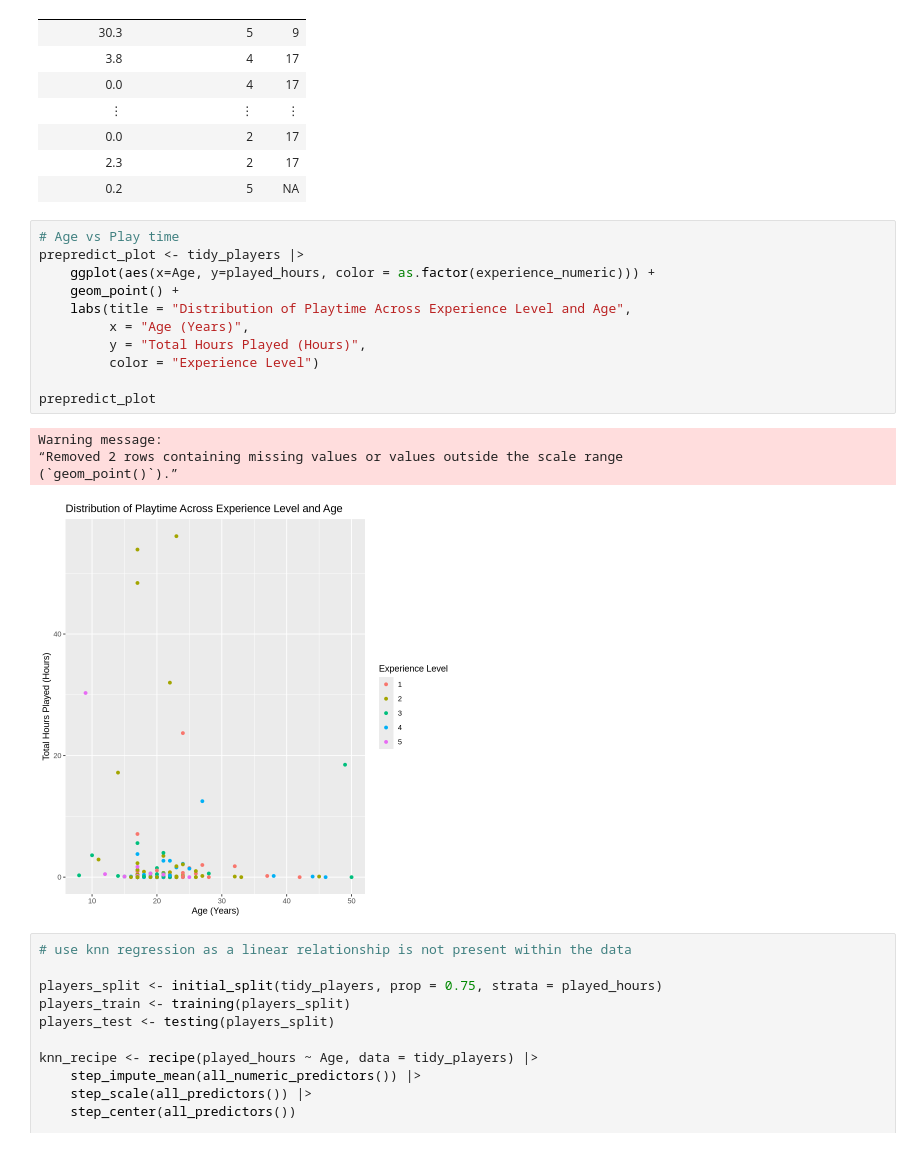
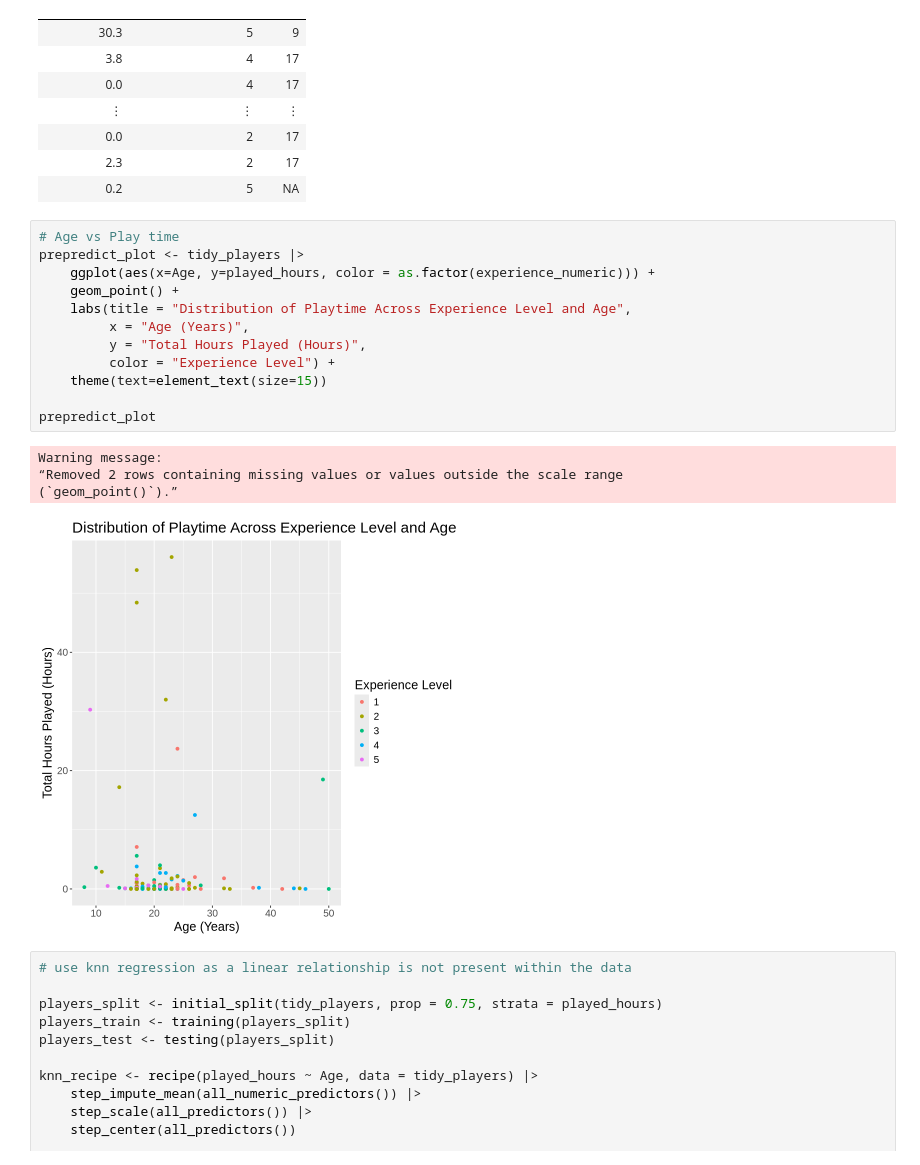
Before and after one commit to Seanrsl19/dsci-100-s006-g35, a Jupyter notebook: project_final.ipynb, the cells around one changed output. Saved outputs shown, nothing was run; the diff lists cells and outputs as text.

```diff
--- a/project_final.ipynb
+++ b/project_final.ipynb
@@ -177,19 +172,20 @@ A tibble: 192 × 3
 # %%
 # Age vs Play time
 prepredict_plot <- tidy_players |>
     ggplot(aes(x=Age, y=played_hours, color = as.factor(experience_numeric))) +
     geom_point() +
     labs(title = "Distribution of Playtime Across Experience Level and Age",
          x = "Age (Years)",
          y = "Total Hours Played (Hours)",
-         color = "Experience Level")
+         color = "Experience Level") +
+    theme(text=element_text(size=15))
 
 prepredict_plot
 # %% [output]
 Warning message:
 “Removed 2 rows containing missing values or values outside the scale range
 (`geom_point()`).”
-[figure, old version]
+[figure, new version]
 # %%
 # use knn regression as a linear relationship is not present within the data
 
```
Also changed, not shown: parts of 7 cells of this notebook.
